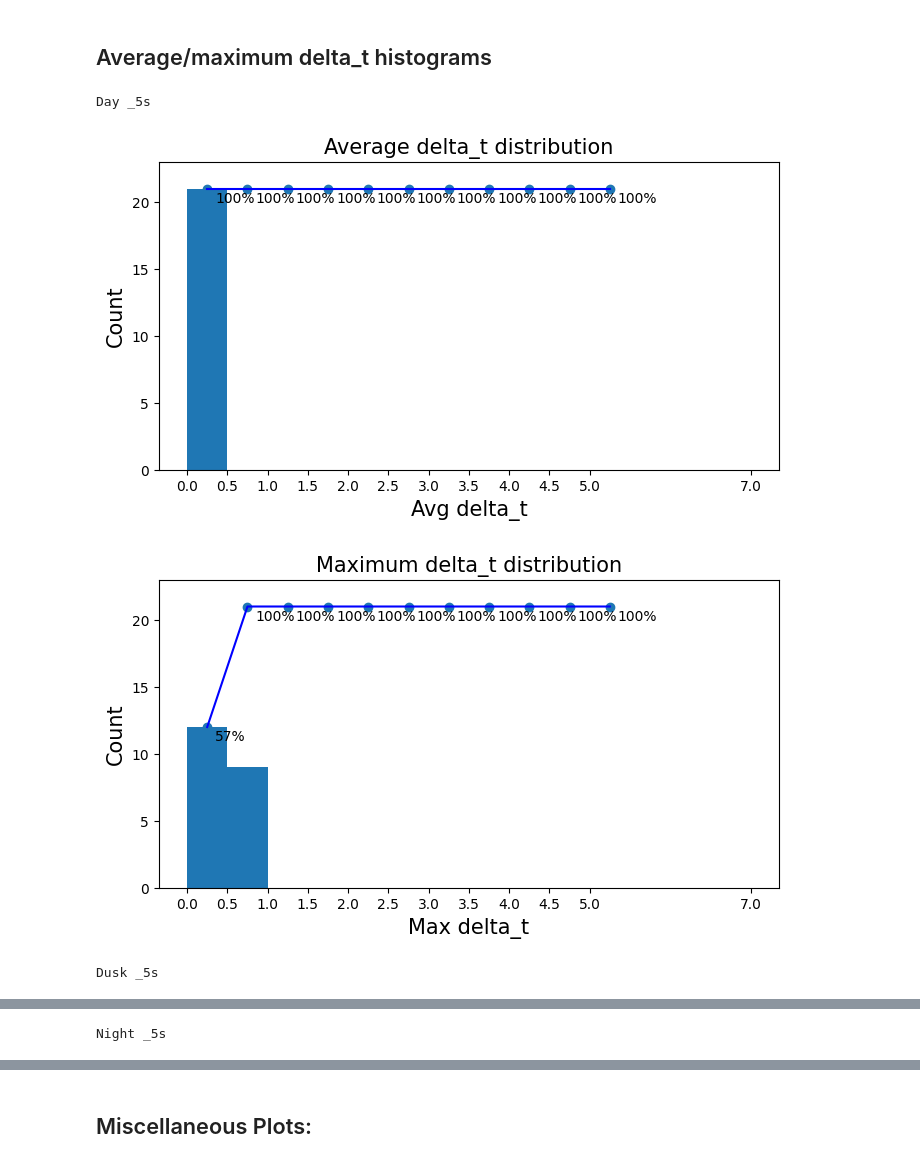
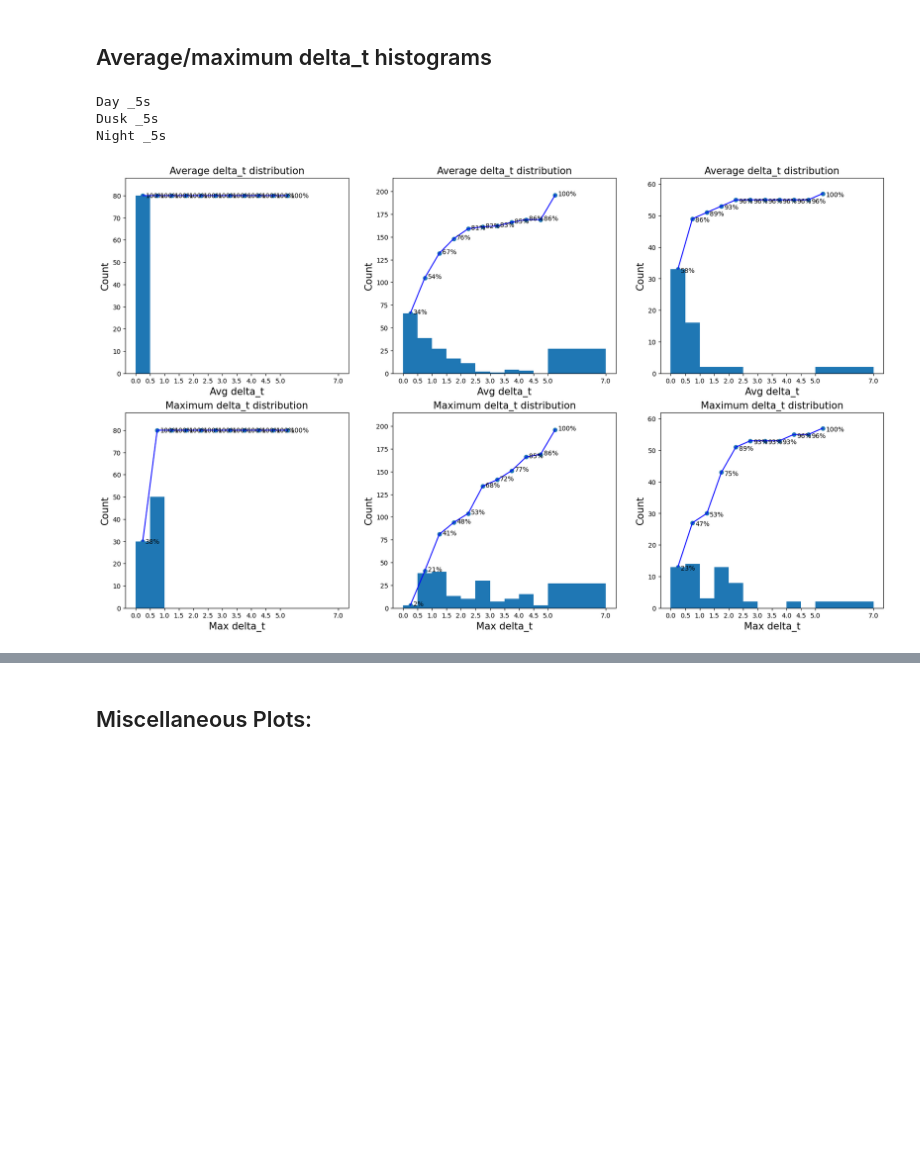
Before and after one commit to Alex17Li/scripts, a Jupyter notebook: notebooks/li_dust_analysis_metrics.ipynb, the cells around one changed output, grey strips where cells are left out. Saved outputs shown, nothing was run; the diff lists cells and outputs as text; code cells hidden in the pictures; blank space fills up the shorter version.

```diff
--- a/notebooks/li_dust_analysis_metrics.ipynb
+++ b/notebooks/li_dust_analysis_metrics.ipynb
@@ -205,3 +140,6 @@ positive images (9612, 22)
+# %%
+cameras = ['rear', 'side', 'rear_side']
+windows = ['_5s', '']
 # %%
 df.sample(5)
 # %% [output]
@@ -404,10 +320,10 @@ print(len(seq_dfs), 'sequences')
 avg_dust_ratio_and_delta_t = {}
 
 for i, seq_df in enumerate(seq_dfs):
-    # if 'total_averaged_dust_ratio' not in seq_df.columns:
-    #     # idk where these columns are
-    #     seq_df['total_averaged_dust_ratio'] = seq_df.pred_dust_ratio
-    #     seq_df['triangle_averaged_dust_ratio'] = seq_df.pred_dust_ratio
+    if 'total_averaged_dust_ratio' not in seq_df.columns:
+        # idk where these columns are
+        seq_df['total_averaged_dust_ratio'] = seq_df.pred_dust_ratio
+        seq_df['triangle_averaged_dust_ratio'] = seq_df.pred_dust_ratio
     fp_df = seq_df[(seq_df.state == 'true_positive') | (seq_df.state == 'false_negative')]
     fp_cnt = len(fp_df)
     dust_cnt = len(seq_df[seq_df.total_averaged_dust_ratio >= 0.15])
@@ -463,8 +379,8 @@ for i, seq_df in enumerate(seq_dfs):
 # %%
 # split into Day, Dusk, Night
 day_dusk_split, dusk_night_split = '2023-03-29T23:00:00.000000', '2023-03-30T01:00:00.000000'
-day_dict = {k:v for k,v in avg_dust_ratio_and_delta_t.items() if k < day_dusk_split}
-dusk_dict = {k:v for k,v in avg_dust_ratio_and_delta_t.items() if day_dusk_split < k < dusk_night_split}
+day_dict = {k:v for k,v in avg_dust_ratio_and_delta_t.items() if k <= day_dusk_split}
+dusk_dict = {k:v for k,v in avg_dust_ratio_and_delta_t.items() if day_dusk_split < k <= dusk_night_split}
 night_dict = {k:v for k,v in avg_dust_ratio_and_delta_t.items() if k > dusk_night_split}
 day_dict.keys(), dusk_dict.keys(), night_dict.keys()
 # %% [output]
@@ -562,52 +484,47 @@ IndexError: list index out of range
 # %% [markdown]
 ## Average/maximum delta_t histograms
 # %%
-# fig, axarr = plt.subplots(2, 3, figsize=(21, 8))
-def plot_histogram_and_cumulative(points, bins, title, xlabel, save_name, window_max):
-    plt.figure(1, figsize=(8, 4))
-    plt.hist(points, bins=bins)
+fig, axarr = plt.subplots(2, 3, figsize=(21, 12))
+def plot_histogram_and_cumulative(points, bins, title, xlabel, save_name, window_max, ax):
+    # plt.figure(1, figsize=(8, 4))
+    ax.hist(points, bins=bins)
     values, base = np.histogram(points, bins=bins)
     #evaluate the cumulative
     cumulative = np.cumsum(values)
     # plot the cumulative function
-    plt.plot(base[:-1]+0.25, cumulative, c='blue')
-    plt.scatter(base[:-1]+0.25, cumulative)
+    ax.plot(base[:-1]+0.25, cumulative, c='blue')
+    ax.scatter(base[:-1]+0.25, cumulative)
     for b,c in zip(base[:-1], cumulative):
-        plt.annotate(f'{c/cumulative[-1]*100:.0f}%', (b+0.35,c-1))
-    plt.title(title, fontsize=15)
-    plt.xlabel(xlabel, fontsize=15)
-    plt.ylabel('Count', fontsize=15)
-    plt.xticks(bins if bins[-1] == window_max else bins[:-1])
-    plt.ylim([0,int(cumulative[-1]*1.1)])
+        ax.annotate(f'{c/cumulative[-1]*100:.0f}%', (b+0.35,c-1))
+    ax.set_title(title, fontsize=15)
+    ax.set_xlabel(xlabel, fontsize=15)
+    ax.set_ylabel('Count', fontsize=15)
+    ax.set_xticks(bins if bins[-1] == window_max else bins[:-1])
+    ax.set_ylim([0,int(cumulative[-1]*1.1)])
 #     plt.savefig(save_name, transparent=False)
 #     plt.close()
-    plt.show()
 
 i = 0
 camera = 'rear_side'
 window = '_5s'  # '', '_5s', '_10s'
 window_max = 7.0
 
-for t, partial_dict in states_dicts.items():
+for ind, (t, partial_dict) in enumerate(states_dicts.items()):
     print(t, window)
     plot_name = t+'__' + ('TP__' if i == 0 else 'TPFN__') + ('max_rear_and_side__' if camera == 'rear_side' else camera+'_') + window
-    avg_delta_ts = [states_list[i][f'avg_delta_t_{camera}{window}'][0] for collected_on, states_list in partial_dict.items() if states_list[i][f'avg_delta_t_{camera}{window}']]
-    max_delta_ts = [states_list[i][f'max_delta_t_{camera}{window}'][0] for collected_on, states_list in partial_dict.items() if states_list[i][f'max_delta_t_{camera}{window}']]
-    if isinstance(avg_delta_ts[0], list):
-        avg_delta_ts = [item for sublist in avg_delta_ts for item in sublist]
-        max_delta_ts = [item for sublist in max_delta_ts for item in sublist]
+    stats = get_stats(window, ['max_delta_t', 'avg_delta_t'])
 
     bins = [0,0.5,1.0,1.5,2.0,2.5,3.0,3.5,4.0,4.5,5.0,window_max]
 
     title = 'Average delta_t distribution'
     xlabel = 'Avg delta_t'
-    plot_histogram_and_cumulative(avg_delta_ts, bins, title, xlabel, '', window_max)
+    plot_histogram_and_cumulative(stats['avg_delta_t'], bins, title, xlabel, '', window_max, axarr[0][ind])
 
     title = 'Maximum delta_t distribution'
     xlabel = 'Max delta_t'
-    plot_histogram_and_cumulative(max_delta_ts, bins, title, xlabel, '', window_max)
+    plot_histogram_and_cumulative(stats['max_delta_t'], bins, title, xlabel, '', window_max, axarr[1][ind])
 # %% [output]
 Day _5s
+Dusk _5s
+Night _5s
-[figure, old version]
+[figure, new version]
-[figure, removed]
-Dusk _5s
@@ -616 +530,0 @@ Dusk _5s
-Night _5s
```
Also changed, not shown: parts of 11 cells of this notebook, 6 other files.
